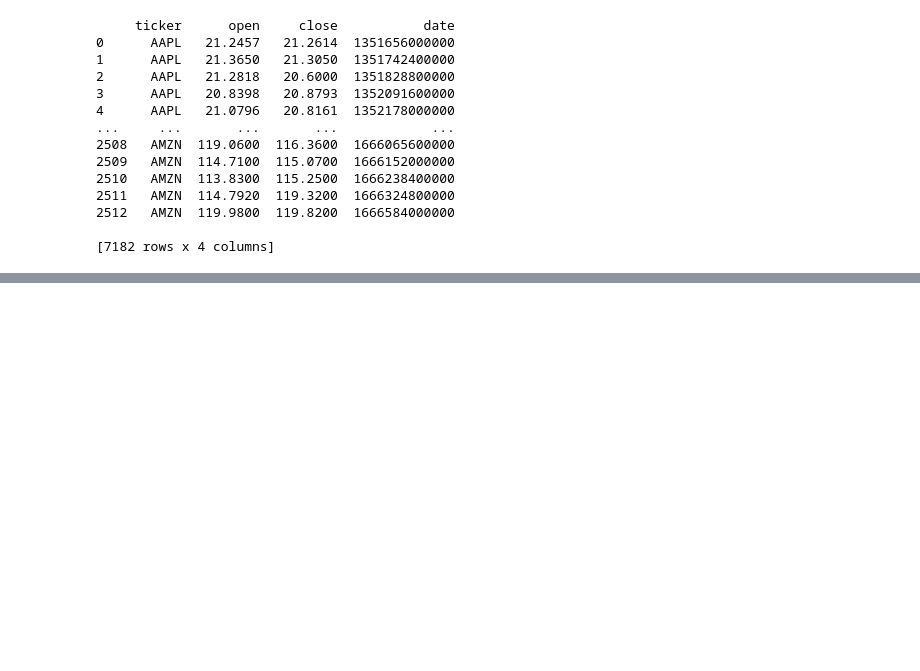
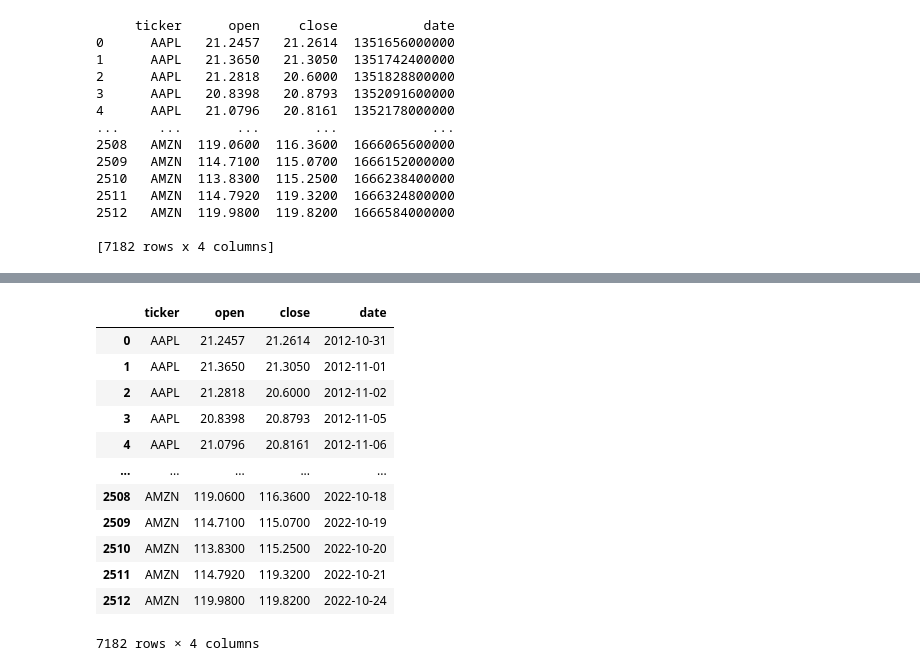
Before and after one commit to lyndsaywylie/Project-1, a Jupyter notebook: lyns.ipynb, the cells around one changed output, grey strips where cells are left out. Cells and saved outputs as stored; diff of their text form; code cells hidden in the pictures; blank space fills up the shorter version.

```diff
--- a/lyns.ipynb
+++ b/lyns.ipynb
@@ -41,0 +60,21 @@ print(dummy)
+# %%
+#Convert unix to datetime & remove hours/miuntes
+dummy['date'] = pd.to_datetime(dummy['date'],unit='ms')
+
+dummy["date"] = pd.to_datetime(dummy["date"]).dt.date
+
+dummy
+# %% [output]
+|  | ticker | open | close | date |
+| 0 | AAPL | 21.2457 | 21.2614 | 2012-10-31 |
+| 1 | AAPL | 21.3650 | 21.3050 | 2012-11-01 |
+| 2 | AAPL | 21.2818 | 20.6000 | 2012-11-02 |
+| 3 | AAPL | 20.8398 | 20.8793 | 2012-11-05 |
+| 4 | AAPL | 21.0796 | 20.8161 | 2012-11-06 |
+| ... | ... | ... | ... | ... |
+| 2508 | AMZN | 119.0600 | 116.3600 | 2022-10-18 |
+| 2509 | AMZN | 114.7100 | 115.0700 | 2022-10-19 |
+| 2510 | AMZN | 113.8300 | 115.2500 | 2022-10-20 |
+| 2511 | AMZN | 114.7920 | 119.3200 | 2022-10-21 |
+| 2512 | AMZN | 119.9800 | 119.8200 | 2022-10-24 |
+7182 rows × 4 columns
```
Also changed, not shown: parts of 12 cells of this notebook.
